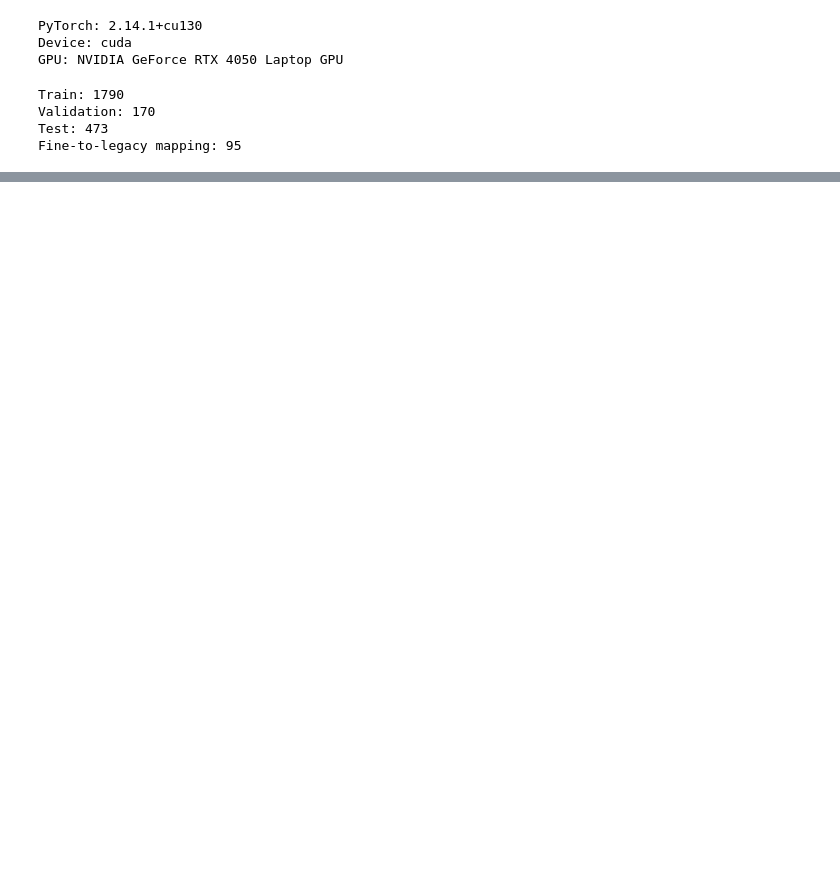
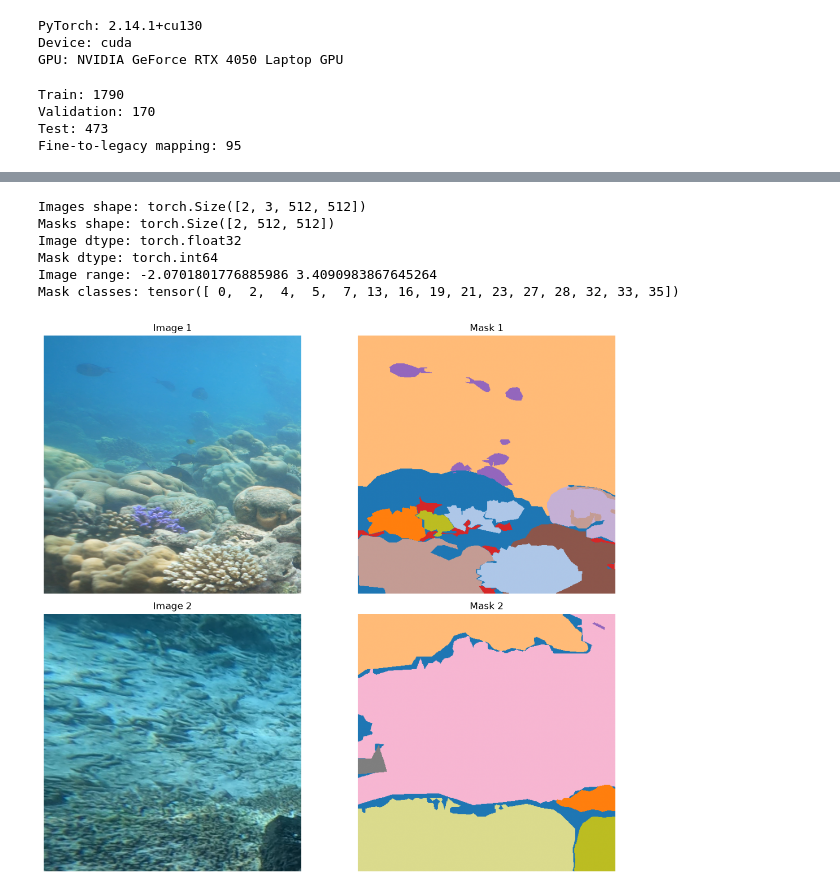
Before and after one commit to Huseyinyagmur/reefseg, a Jupyter notebook: notebooks/03_preprocessing.ipynb, the cells around one changed output, grey strips where cells are left out. Saved outputs shown, nothing was run; the diff lists cells and outputs as text; code cells hidden in the pictures; blank space fills up the shorter version.

Commit message:
Complete preprocessing and DataLoader pipeline

```diff
--- a/notebooks/03_preprocessing.ipynb
+++ b/notebooks/03_preprocessing.ipynb
@@ -45,0 +228,8 @@ Fine-to-legacy mapping: 95
+# %%
+train_dataset = ReefSegDataset(dataset["train"])
+val_dataset = ReefSegDataset(dataset["validation"])
+test_dataset = ReefSegDataset(dataset["test"])
+
+print("Train samples:", len(train_dataset))
+print("Validation samples:", len(val_dataset))
+print("Test samples:", len(test_dataset))
@@ -45,0 +275,39 @@ Fine-to-legacy mapping: 95
+# %%
+images, masks = next(iter(train_loader))
+
+print("Images shape:", images.shape)
+print("Masks shape:", masks.shape)
+
+print("Image dtype:", images.dtype)
+print("Mask dtype:", masks.dtype)
+
+print("Image range:", images.min().item(), images.max().item())
+print("Mask classes:", torch.unique(masks))
+# %% [output]
+Images shape: torch.Size([2, 3, 512, 512])
+Masks shape: torch.Size([2, 512, 512])
+Image dtype: torch.float32
+Mask dtype: torch.int64
+Image range: -2.0701801776885986 3.4090983867645264
+Mask classes: tensor([ 0,  2,  4,  5,  7, 13, 16, 19, 21, 23, 27, 28, 32, 33, 35])
+# %%
+images_denormalized = images * IMAGE_STD + IMAGE_MEAN
+
+fig, axes = plt.subplots(2, 2, figsize=(12, 10))
+
+for i in range(2):
+    image = images_denormalized[i].permute(1, 2, 0).numpy()
+    mask = masks[i].numpy()
+
+    axes[i, 0].imshow(np.clip(image, 0, 1))
+    axes[i, 0].set_title(f"Image {i + 1}")
+    axes[i, 0].axis("off")
+
+    axes[i, 1].imshow(mask, cmap="tab20", vmin=0, vmax=39)
+    axes[i, 1].set_title(f"Mask {i + 1}")
+    axes[i, 1].axis("off")
+
+plt.tight_layout()
+plt.show()
+# %% [output]
+[figure, added]
```
Also changed, not shown: parts of 9 cells of this notebook.
